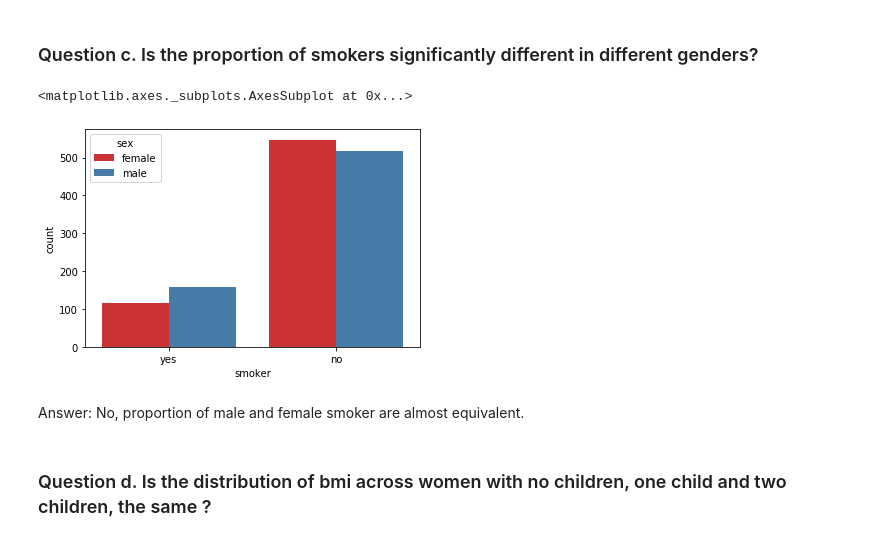
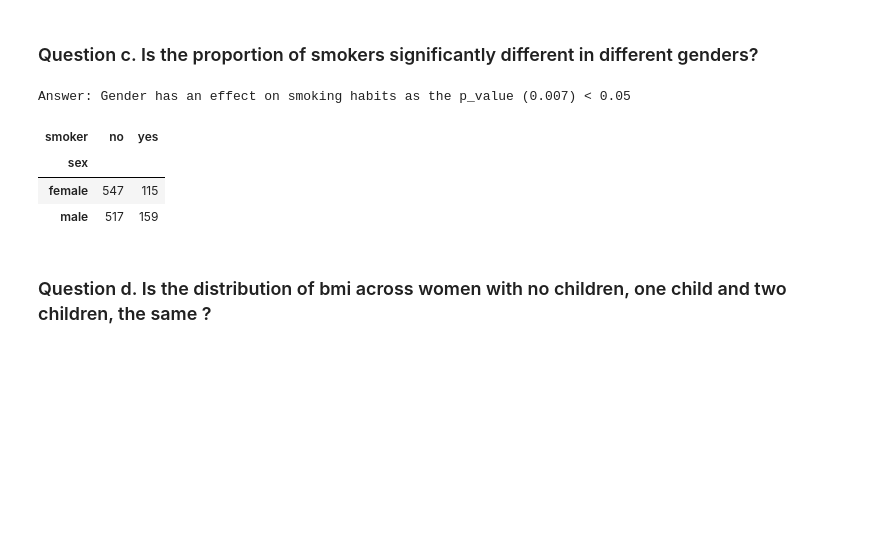
Before and after one commit to GreatLearningAIML1/bangalore-aug19-batch-guptamayankg, a Jupyter notebook: StatisticalLearning_Project2.ipynb, the cells around one changed output. Saved outputs shown, nothing was run; the diff lists cells and outputs as text; code cells hidden in the pictures; blank space fills up the shorter version.

```diff
--- a/StatisticalLearning_Project2.ipynb
+++ b/StatisticalLearning_Project2.ipynb
@@ -240,12 +275,26 @@ Answer: No, BMI for males and females are almost equivalent.
 # %% [markdown]
 ### Question c. Is the proportion of smokers significantly different in different genders?
-# %%
-sns.countplot(x='smoker', hue='sex', data=df_master, palette='Set1')
-# %% [output]
-<matplotlib.axes._subplots.AxesSubplot at 0x...>
-[figure, removed]
-# %% [markdown]
-Answer: No, proportion of male and female smoker are almost equivalent.
+# %%
+# Chi_square test to check if smoking habits are different for different genders
+Ho = "Answer: Gender has no effect on smoking habits"   # Stating the Null Hypothesis
+Ha = "Answer: Gender has an effect on smoking habits"   # Stating the Alternate Hypothesis
+
+crosstab = pd.crosstab(df_master['sex'],df_master['smoker'])  # Contingency table of sex and smoker attributes
+
+chi, p_value, dof, expected =  stats.chi2_contingency(crosstab)
+
+if p_value < 0.05:  # Setting our significance level at 5%
+    print(f'{Ha} as the p_value ({p_value.round(3)}) < 0.05')
+else:
+    print(f'{Ho} as the p_value ({p_value.round(3)}) > 0.05')
+
+crosstab
+# %% [output]
+Answer: Gender has an effect on smoking habits as the p_value (0.007) < 0.05
+| smoker | no | yes |
+| sex |  |  |
+| female | 547 | 115 |
+| male | 517 | 159 |
 # %% [markdown]
 ### Question d. Is the distribution of bmi across women with no children, one child and two children, the same ?
 # %%
```
Also changed, not shown: parts of 14 cells of this notebook.
